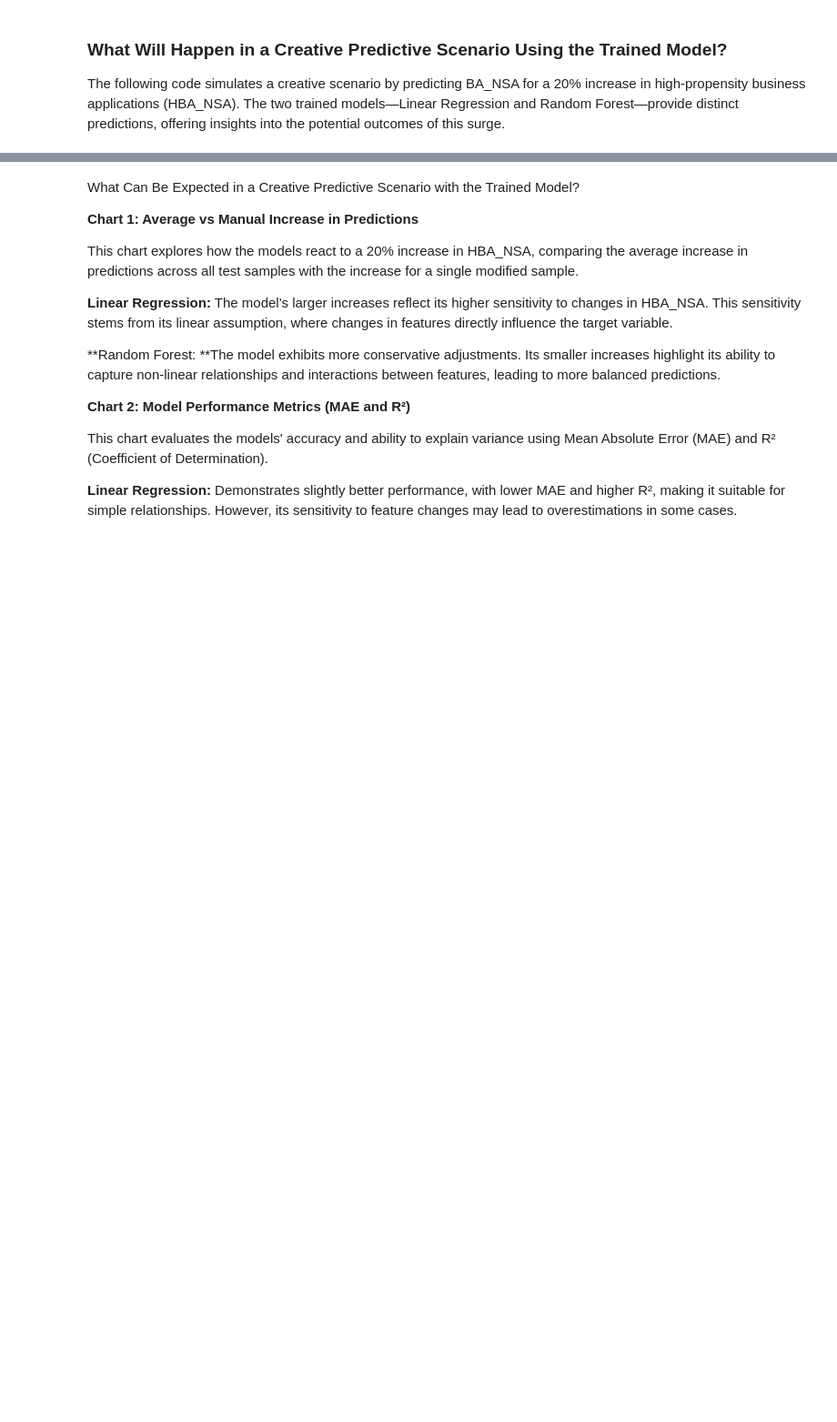
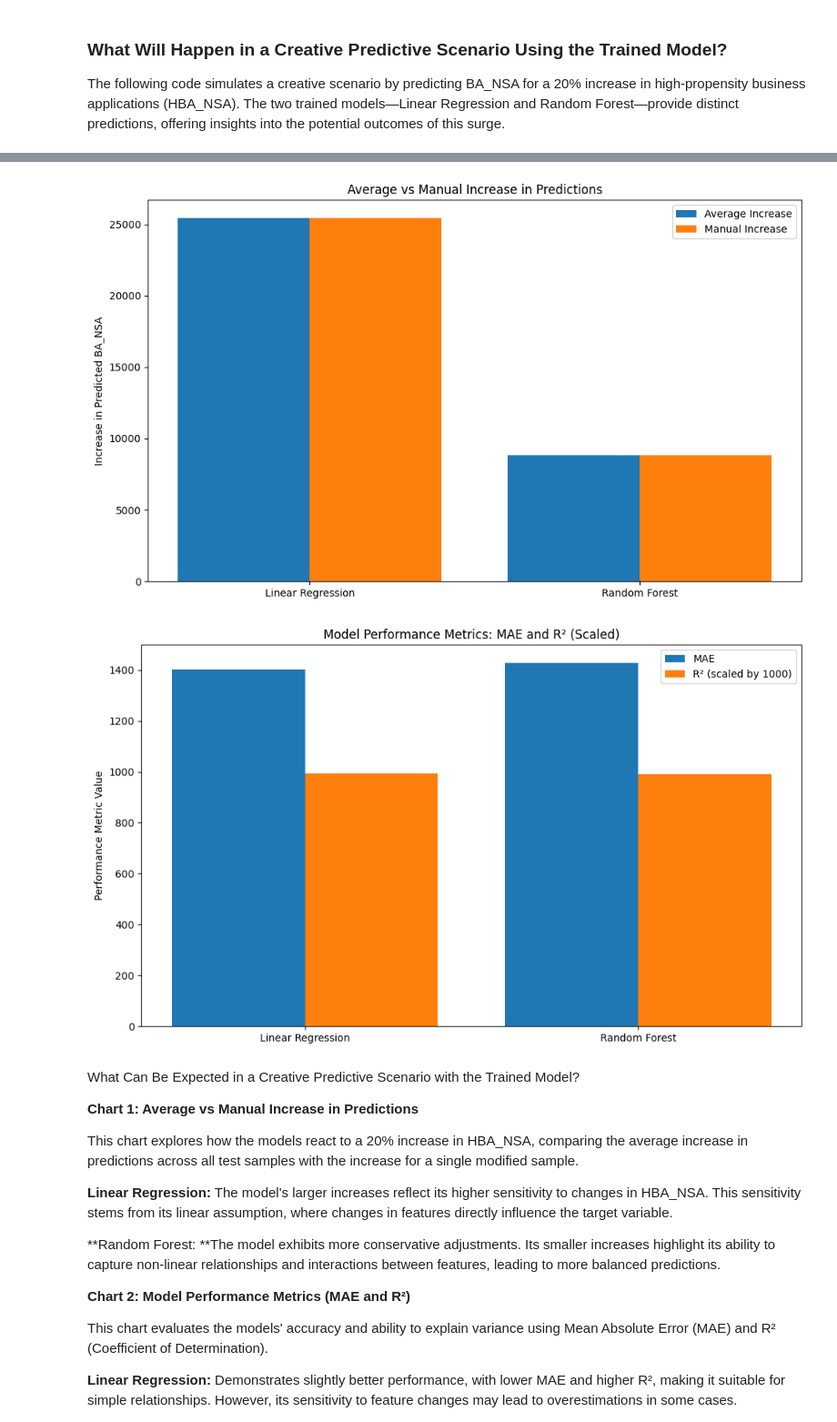
Before and after one commit to michellechen202212/udacity-datascience, a Jupyter notebook: blog_post.ipynb, the cells around one changed output, grey strips where cells are left out. Shown at 91% size. Saved outputs shown, nothing was run; the diff lists cells and outputs as text; code cells hidden in the pictures; blank space fills up the shorter version.

```diff
--- a/blog_post.ipynb
+++ b/blog_post.ipynb
@@ -540,3 +402,65 @@ if __name__ == "__main__":
+# %%
+import joblib
+# Function to visualize prediction increase
+def visualize_prediction_increase(average_increase, manual_increase, models):
+    """
+    Visualizes the average and manual prediction increases for the models.
+    """
+    plt.figure(figsize=(10, 6))
+    plt.bar(np.arange(len(models)) - 0.2, average_increase, width=0.4, label='Average Increase', align='center')
+    plt.bar(np.arange(len(models)) + 0.2, manual_increase, width=0.4, label='Manual Increase', align='center')
+    plt.xticks(np.arange(len(models)), models)
+    plt.ylabel('Increase in Predicted BA_NSA')
+    plt.title('Average vs Manual Increase in Predictions')
+    plt.legend()
+    plt.tight_layout()
+    plt.show()
+
+# Function to visualize model performance
+def visualize_model_performance(metrics, models):
+    """
+    Visualizes model performance metrics (MAE and scaled R²).
+    """
+    mae = [metrics[model]['MAE'] for model in models]
+    r2 = [metrics[model]['R2'] * 1000 for model in models]  # Scale R² for visualization
+
+    plt.figure(figsize=(10, 6))
+    plt.bar(np.arange(len(models)) - 0.2, mae, width=0.4, label='MAE', align='center')
+    plt.bar(np.arange(len(models)) + 0.2, r2, width=0.4, label=f'R² (scaled by 1000)', align='center')
+    plt.xticks(np.arange(len(models)), models)
+    plt.ylabel('Performance Metric Value')
+    plt.title('Model Performance Metrics: MAE and R² (Scaled)')
+    plt.legend()
+    plt.tight_layout()
+    plt.show()
+
+# Main workflow
+if __name__ == "__main__":
+
+    # Train and evaluate models
+    metrics, trained_models = train_and_evaluate_models(X_train, X_test, y_train, y_test)
+
+    # Save models
+    joblib.dump(trained_models['Random Forest'], 'random_forest_model.pkl')
+    joblib.dump(trained_models['Linear Regression'], 'linear_regression_model.pkl')
+
+    # Predict for a scenario where HBA_NSA increases by 20%
+    scenario_data = X_test.copy()
+    scenario_data['HBA_NSA'] *= 1.2
+    linear_predictions_scenario = trained_models['Linear Regression'].predict(scenario_data)
+    rf_predictions_scenario = trained_models['Random Forest'].predict(scenario_data)
+
+    # Calculate prediction increases
+    linear_increase = linear_predictions_scenario.mean() - y_test.mean()
+    rf_increase = rf_predictions_scenario.mean() - y_test.mean()
+
+    # Visualize results
+    models = ['Linear Regression', 'Random Forest']
+    visualize_prediction_increase([linear_increase, rf_increase], [linear_increase, rf_increase], models)
+    visualize_model_performance(metrics, models)
+# %% [output]
+[figure, added]
+[figure, added]
 # %% [markdown]
 What Can Be Expected in a Creative Predictive Scenario with the Trained Model?
 
```
Also changed, not shown: parts of 4 cells of this notebook.
